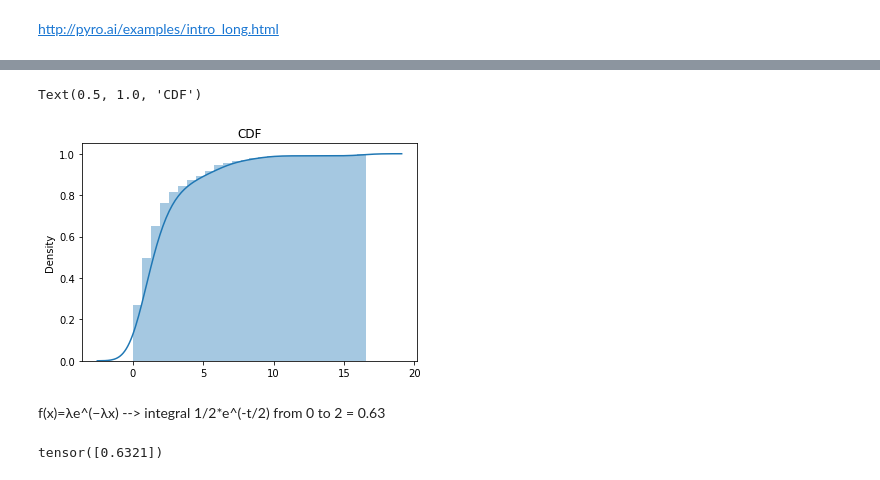
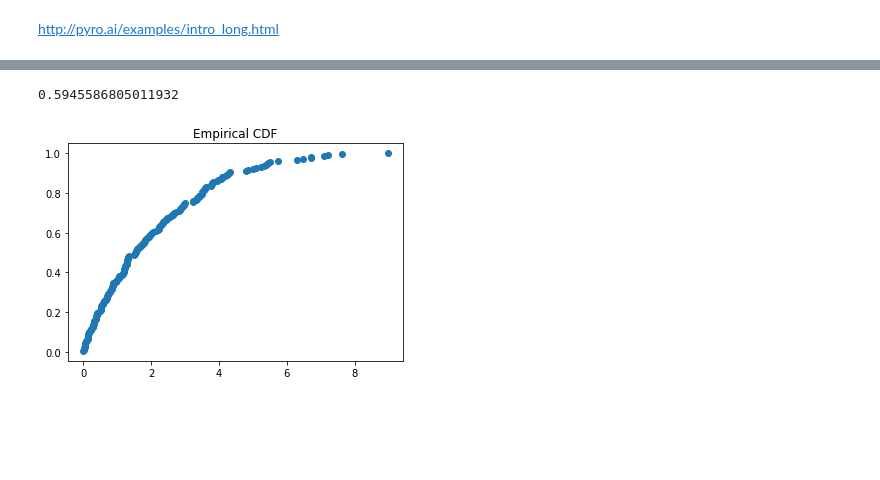
Before and after one commit to ImolaFodor/probabilistic-ML, a Jupyter notebook: HW02_pyro.ipynb, the cells around one changed output, grey strips where cells are left out. Cells and saved outputs as stored; diff of their text form; code cells hidden in the pictures; blank space fills up the shorter version.

```diff
--- a/HW02_pyro.ipynb
+++ b/HW02_pyro.ipynb
@@ -51,14 +43,17 @@ plt
-# %%
-kwargs = {'cumulative': True}
-plt2 = sns.distplot(exp_samples, hist_kws=kwargs, kde_kws=kwargs)
-plt2.set_title('CDF')
-# %% [output]
-Text(0.5, 1.0, 'CDF')
-[figure, removed]
-# %% [markdown]
-f(x)=λe^(−λx) -->
-integral 1/2*e^(-t/2) from 0 to 2 = 0.63
-# %%
-exp.cdf(torch.Tensor([2]))
-# %% [output]
-tensor([0.6321])
+# %%
+import numpy as np
+
+def ecdf(dist, k, n_samples):
+    samples = [pyro.sample("d",dist) for i in range(n_samples)]
+    x = np.sort(samples)
+    y = np.arange(1, n_samples+1) / n_samples
+    result = np.interp(k, x,y)
+    plt.scatter(x=x, y=y);
+    plt.title("Empirical CDF")
+    plt
+    print(result)
+
+ecdf(exp, 2, 200)
+# %% [output]
+0.5945586805011932
+[figure, added]
```
Also changed, not shown: parts of 7 cells of this notebook.
